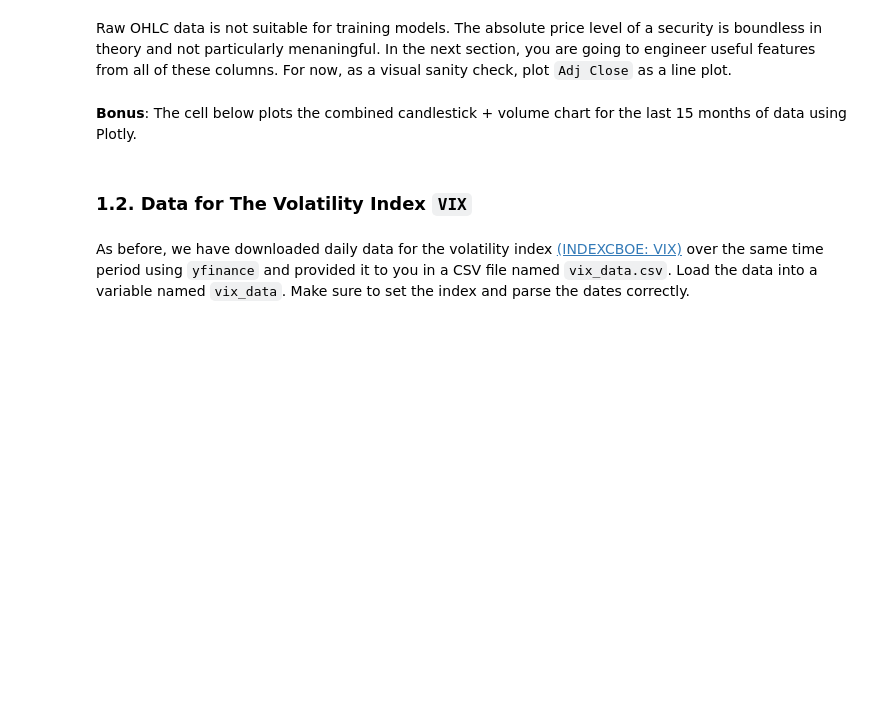
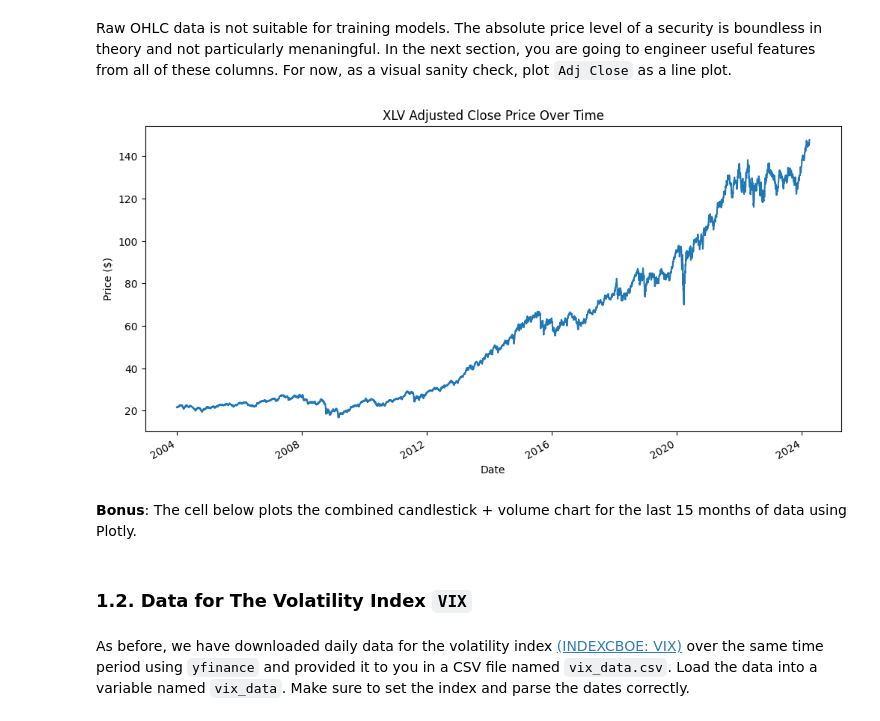
Before and after one commit to thiago-grabe/building-and-optimizing-a-classification-model-for-trading, a Jupyter notebook: project_starter.ipynb, the cells around one changed output. Saved outputs shown, nothing was run; the diff lists cells and outputs as text; code cells hidden in the pictures; blank space fills up the shorter version.

```diff
--- a/project_starter.ipynb
+++ b/project_starter.ipynb
@@ -54,6 +56,6 @@ The goal is to make sure the data is clean, meaningful, and usable for selecting
 # %% [markdown]
 We have downloded daily data from **January 1st, 2004** to **March 31st, 2024** for the ticker **XLV** using the `yfinance` library and stored it in a CSV file named `xlv_data.csv`. Load this data into a Pandas DataFrame named `xlv_data`, making sure to set the index column to the first column of the CSV file (`Date`) and set `parse_dates=True`.
 # %%
-xlv_data = pd.read_csv('xlv_data.csv')
-print(xlv_data)## YOUR CODE HERE ##
+xlv_data = pd.read_csv('xlv_data.csv', index_col='Date', parse_dates=True)
+print(xlv_data)
 # %% [output]
@@ -95,3 +127,9 @@ Raw OHLC data is not suitable for training models. The absolute price level of a
+# %%
+xlv_data['Adj Close'].plot(figsize=(12, 6), title='XLV Adjusted Close Price Over Time')
+plt.ylabel('Price ($)')
+plt.show()
+# %% [output]
+[figure, added]
 # %% [markdown]
 **Bonus**: The cell below plots the combined candlestick + volume chart for the last 15 months of data using Plotly.
 # %%
```
Also changed, not shown: parts of 116 cells of this notebook.
